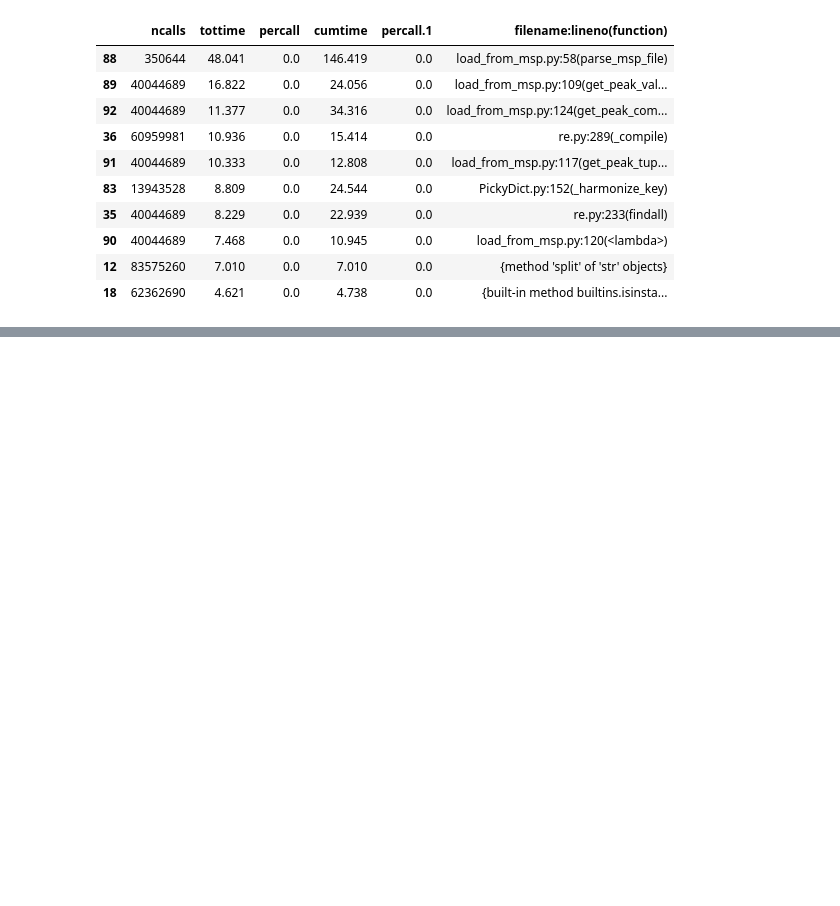
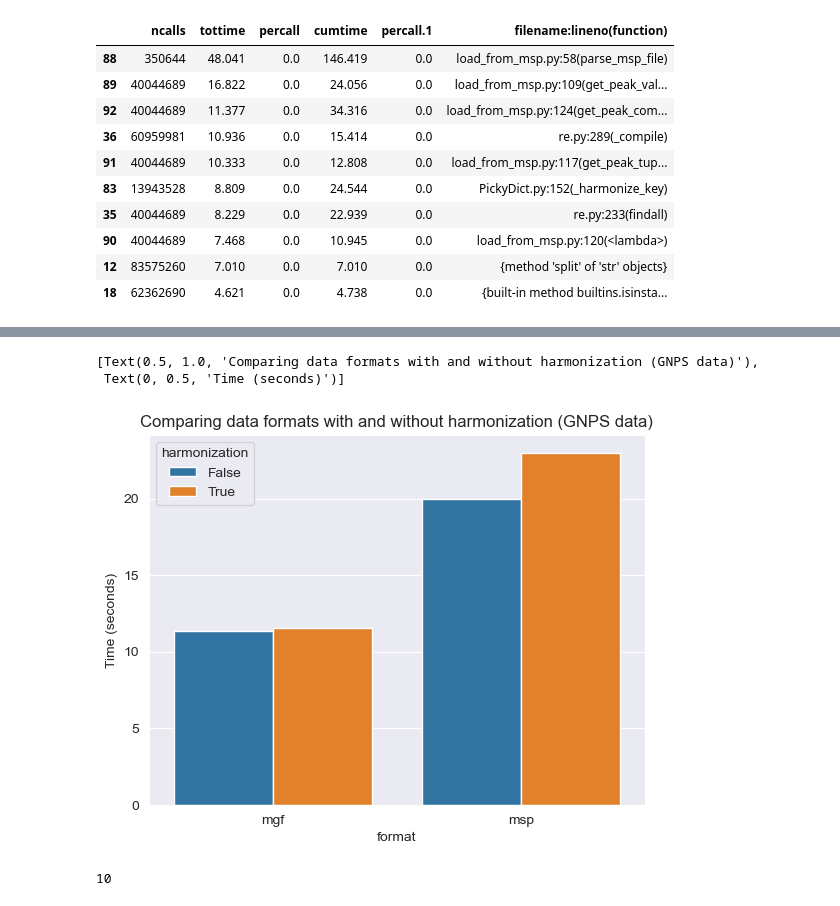
Before and after one commit to maximskoryk/matchms, a Jupyter notebook: benchmarking/profile_analysis.ipynb, the cells around one changed output, grey strips where cells are left out. Saved outputs shown, nothing was run; the diff lists cells and outputs as text; code cells hidden in the pictures; blank space fills up the shorter version.

```diff
--- a/benchmarking/profile_analysis.ipynb
+++ b/benchmarking/profile_analysis.ipynb
@@ -79,0 +142,16 @@ profiles
+# %%
+sns.barplot(data=profiles_grouped.loc[profiles_grouped["library"] == "GNPS"],
+            x="format",
+            y="time",
+            hue="harmonization")\
+   .set(title="Comparing data formats with and without harmonization (GNPS data)", ylabel="Time (seconds)")
+# %% [output]
+[Text(0.5, 1.0, 'Comparing data formats with and without harmonization (GNPS data)'),
+ Text(0, 0.5, 'Time (seconds)')]
+[figure, added]
+# %%
+# investigate steps during metadata harmonization for msp files
+harmonized_profiles = [p for p in profiles if p.harmonization and p.fileformat == "msp"]
+len(harmonized_profiles)
+# %% [output]
+10
```
Also changed, not shown: parts of 10 cells of this notebook, 1 other file.
